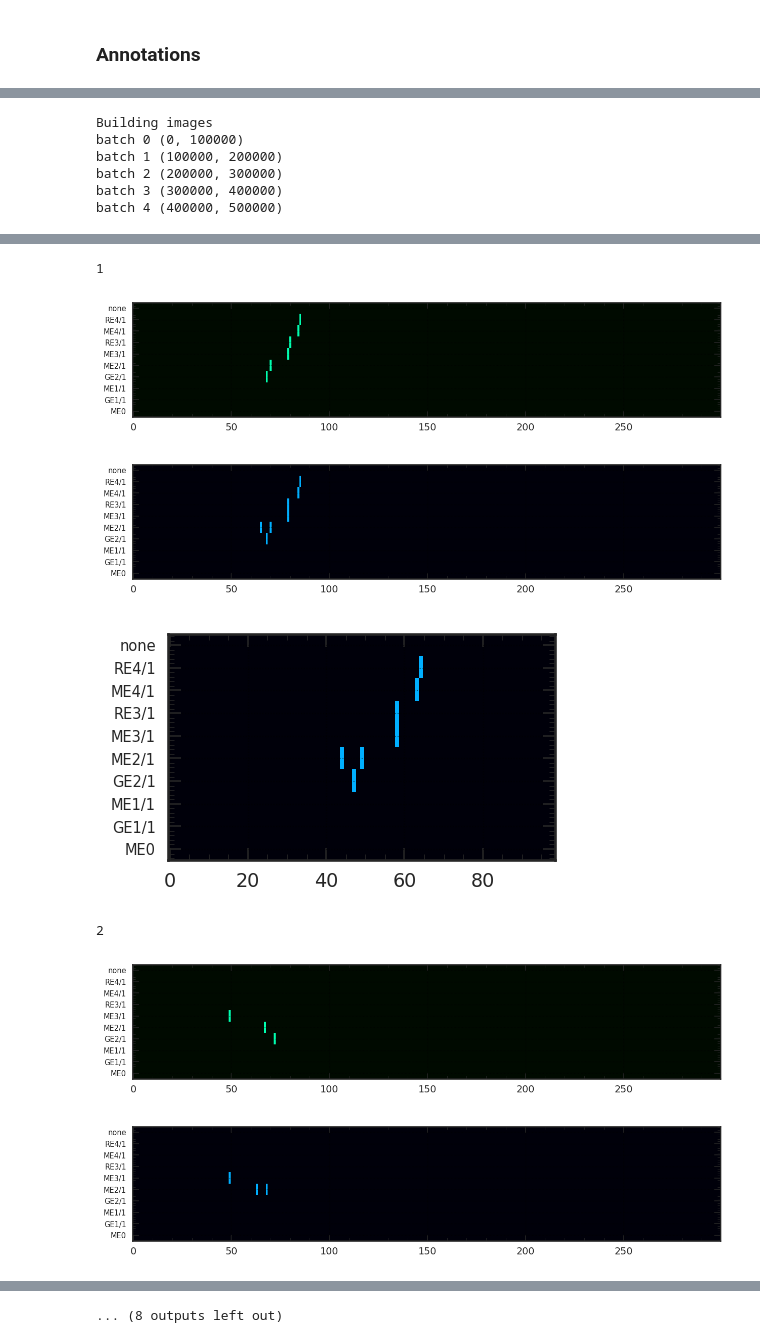
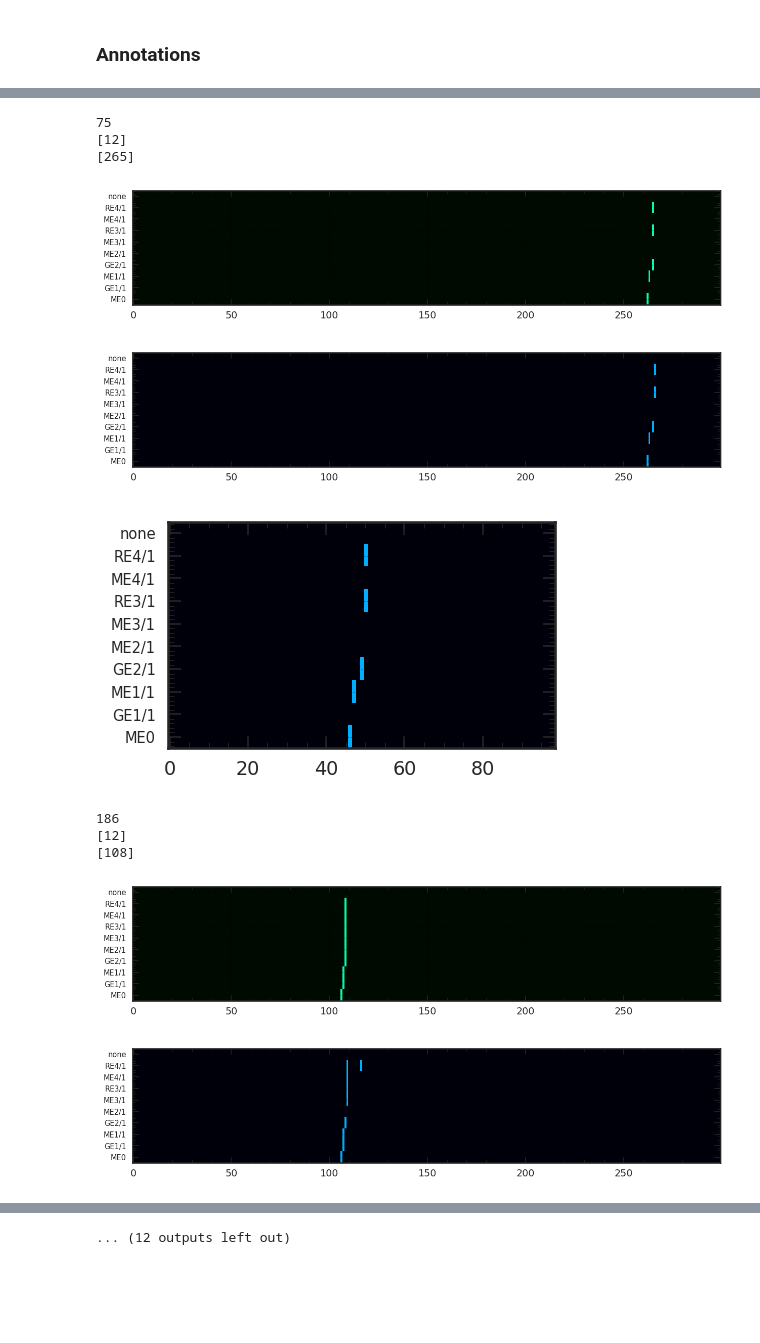
Before and after one commit to srosenzweig09/L1TMuonSimulationsMar2017, a Jupyter notebook: Analyzers/test9/cnn_training_boxes6.ipynb, the cells around one changed output, grey strips where cells are left out. Cells and saved outputs as stored; diff of their text form; code cells hidden in the pictures; blank space fills up the shorter version.

```diff
--- a/Analyzers/test9/cnn_training_boxes6.ipynb
+++ b/Analyzers/test9/cnn_training_boxes6.ipynb
@@ -792,6 +831,7 @@ else:
   # Display boxes
   with np.printoptions(precision=3) as opts:
     display_boxes(zone, boxes_orig, boxes)
+    display_specific_boxes(zone, boxes_orig, boxes)
     print(boxes_orig[2, 2, :, box_col_offset-5:box_col_offset+6, 0])
     print(boxes[2, 2, :, box_col_offset-5:box_col_offset+6, 0])
 # %% [output]
@@ -941,8 +944,7 @@ Wall time: 26.4 s
 # %%
 # Display annotation
 
-def single_val(t):
-  return t[0]
+single_val = lambda t: t[0]
 
 def display_annotation(zone, par, annot, cmap=None, figsize=(3,4)):
   par_row, par_col = find_par_row_col(par)
@@ -1175,10 +1199,16 @@ if do_annotations:
 # %%
 if do_annotations:
   with h5py.File(annotations_filename, 'r') as f:
-    annotations = f['annotations']
-    for ievt in [0, 1, 2, 3, 4, 5, 8, 9, 10, 11, 14]:
+    images_x = f['images_x']
+    images_y = f['images_y']
+    images_c = f['images_c']
+
+    for ievt in range(10):
       print(ievt)
+      print(single_val(np.nonzero(images_y[ievt])))
+      print(images_c[ievt])
       display_image(zone, images_gt[ievt], cmap=green_hot)
-      display_annotation(zone, params_gt[ievt], annotations[ievt])
+      display_image(zone, images[ievt])
+      display_image(zone, images_x[ievt], figsize=(3.333,2))
 # %% [output]
 0
@@ -1197,12 +1232,0 @@ if do_annotations:
-# %%
-if do_annotations:
-  with h5py.File(annotations_filename, 'r') as f:
-    annotations = f['annotations']
-    num_activations = []
-    for ievt in range(10000):
-      s = annotations[ievt].sum()
-      num_activations.append(s)
-
-    fig, ax = plt.subplots(1, 1, figsize=(3,3))
-    _ = ax.hist(num_activations, range=(0,15), bins=15)
-    plt.show()
@@ -1310,24 +1233,16 @@ def build_extraction():
-# %%
-%%time
-
-if do_extraction:
-  _ = build_extraction()
-# %% [output]
-Building images
-batch 0 (0, 100000)
-batch 1 (100000, 200000)
-batch 2 (200000, 300000)
-batch 3 (300000, 400000)
-batch 4 (400000, 500000)
 # %%
-if do_extraction:
-  with h5py.File(good_annotations_filename, 'r') as f:
+if do_annotations:
+  with h5py.File(annotations_filename, 'r') as f:
     images_x = f['images_x']
     images_y = f['images_y']
-    print(images_x.shape, images_y.shape)
+    images_c = f['images_c']
 
-    for ievt in [0, 1, 2, 3, 4]:
+    for ievt in range(300):
+      if images_y[ievt][(2 * num_par_cols + 2)] == 0:
+        continue
       print(ievt)
+      print(single_val(np.nonzero(images_y[ievt])))
+      print(images_c[ievt])
       display_image(zone, images_gt[ievt], cmap=green_hot)
       display_image(zone, images[ievt])
       display_image(zone, images_x[ievt], figsize=(3.333,2))
@@ -1340,7 +1256,11 @@ if do_extraction:
-1
+75
+[12]
+[265]
-[figure, old version]
+[figure, new version]
-[figure, old version]
+[figure, new version]
-[figure, old version]
+[figure, new version]
-2
+186
+[12]
+[108]
-[figure, old version]
+[figure, new version]
-[figure, old version]
+[figure, new version]
@@ -1348 +1268 @@ if do_extraction:
-... (8 outputs left out)
+... (12 outputs left out)
```
Also changed, not shown: parts of 25 cells of this notebook, 1 other file.
